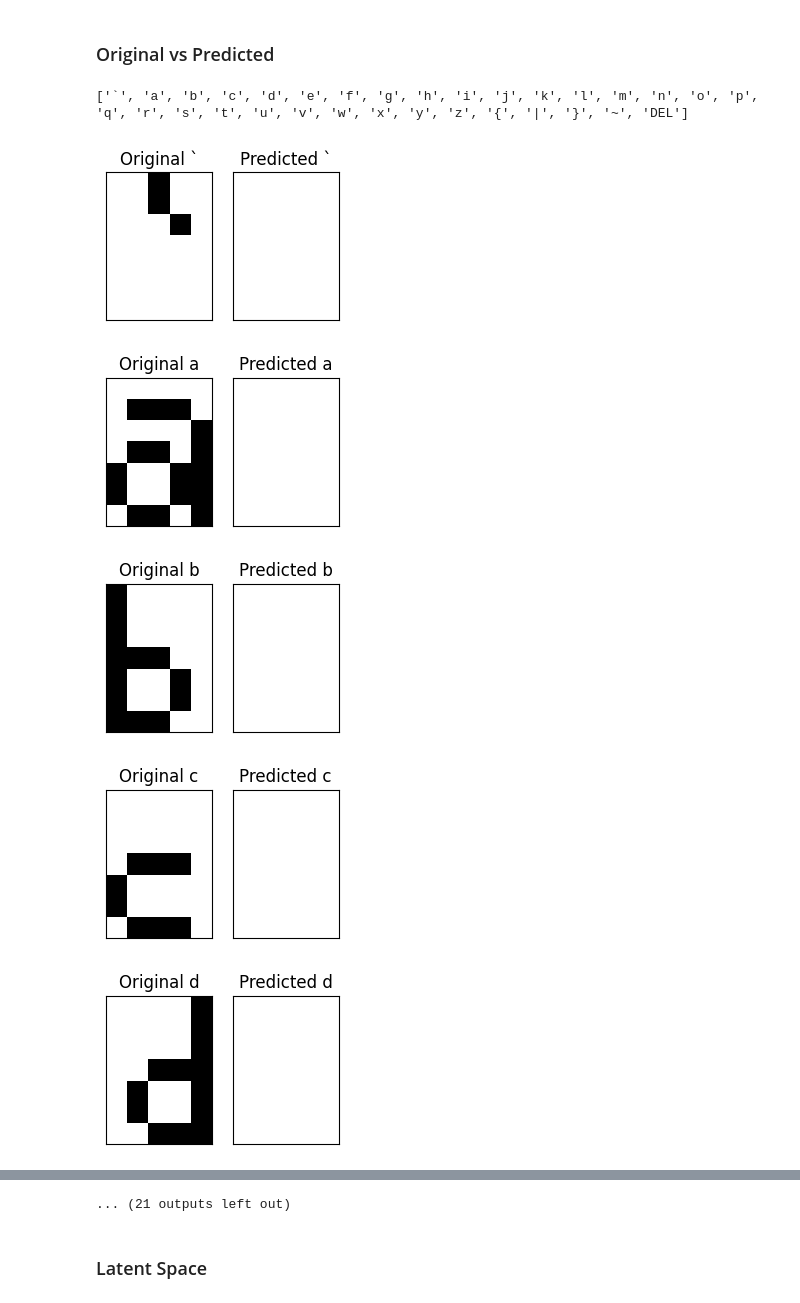
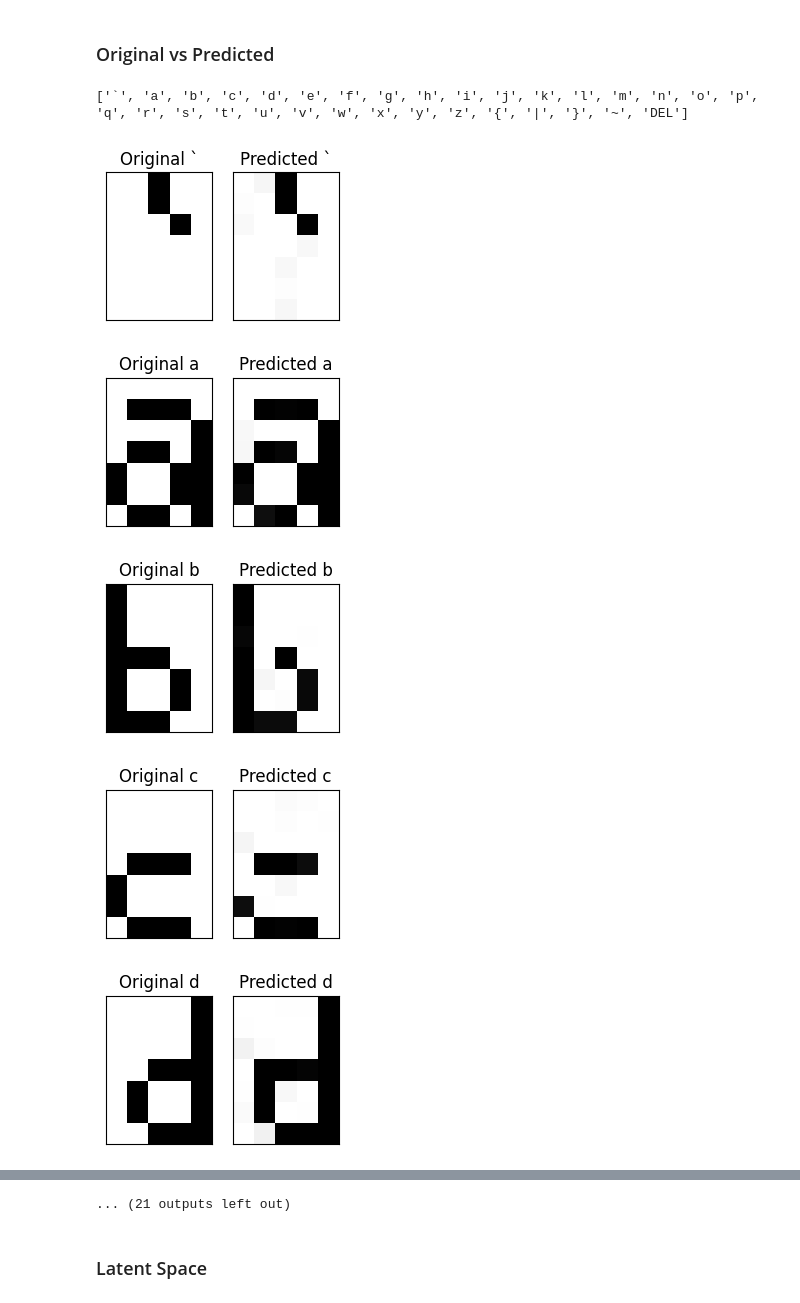
Before and after one commit to Ian-Arnott/TPs-SIA, a Jupyter notebook: Tp5/ej1_a.ipynb, the cells around one changed output, grey strips where cells are left out. Cells and saved outputs as stored; diff of their text form; code cells hidden in the pictures.

Commit message:
Ej1 plots with 10000 epochs

```diff
--- a/Tp5/ej1_a.ipynb
+++ b/Tp5/ej1_a.ipynb
@@ -70,41 +70,72 @@ mse_list.append(error)
 # plt.show()
 # %% [markdown]
 ### Original vs Predicted
+# %%
+def plot_bitmap_matrix(original, predicted, character):
+    # Crear un heatmap con imshow de matplotlib
+    fig, axs = plt.subplots(1, 2, figsize=(3, 2)) # 1 fila, 2 columnas
+
+    # Caso borde
+    # if(character == "DEL"):
+    #     colors1 = ['black']
+    #     custom_cmap1 = plt.matplotlib.colors.ListedColormap(colors1)
+    #     colors2 = ['gray', 'black']
+    #     custom_cmap2 = plt.matplotlib.colors.ListedColormap(colors2)
+
+    #     axs[0].imshow(original, cmap=custom_cmap1, interpolation='none')
+    #     axs[1].imshow(predicted, cmap=custom_cmap2, interpolation='none')
+    # else:
+    #     axs[0].imshow(original, cmap='binary', interpolation='none')
+    #     axs[1].imshow(predicted, cmap='binary', interpolation='none')
+
+    # Crear heatmaps para cada par de matrices
+    axs[0].imshow(original, cmap='binary', interpolation='none', vmin=0, vmax=1)
+    axs[1].imshow(predicted, cmap='binary', interpolation='none', vmin=0, vmax=1)
+
+    axs[0].set_title('Original ' + character)
+    axs[0].set_xticks([])
+    axs[0].set_yticks([])
+
+    axs[1].set_title('Predicted ' + character)
+    axs[1].set_xticks([])
+    axs[1].set_yticks([])
+
+    plt.show()
 # %%
 characters = list(bitmapDict.keys())
 print(characters)
 
 latent_spaces = []
 for c in range(len(characters)):
     input_bitmap = []
     output_bitmap = []
 
     # X es una lista de listas de -listas con un solo elemento-
     for i in range(len(X[c])):
         input_bitmap.append(X[c][i][0])
     input_bitmap_matrix = bitmap_as_matrix(input_bitmap)
 
     # El espacio latente es la salida de la "capa 6"
     outputs, raw_latent_space = predict_with_layer_value(autoencoder, X[c], 6)
     latent_spaces.append((raw_latent_space[0][0], raw_latent_space[1][0]))
 
     for output in outputs:
         # Para tanh, deberia ser "1 if num[0] > 0 else 0"?
-        output_bitmap.append(round(output[0]))
+        output_bitmap.append(output[0])
 
     output_bitmap_matrix = bitmap_as_matrix(output_bitmap)
 
     # Marcamos en gris los pixeles que cambiaron
-    for i in range(len(output_bitmap_matrix)):
-        for j in range(len(output_bitmap_matrix[i])):
-            if output_bitmap_matrix[i][j] != input_bitmap_matrix[i][j]:
-                output_bitmap_matrix[i][j] = 0.3
+    # for i in range(len(output_bitmap_matrix)):
+    #     for j in range(len(output_bitmap_matrix[i])):
+    #         if output_bitmap_matrix[i][j] != input_bitmap_matrix[i][j]:
+    #             output_bitmap_matrix[i][j] = 0.3
 
     plot_bitmap_matrix(input_bitmap_matrix, output_bitmap_matrix, characters[c])
 # %% [output]
 ['`', 'a', 'b', 'c', 'd', 'e', 'f', 'g', 'h', 'i', 'j', 'k', 'l', 'm', 'n', 'o', 'p', 'q', 'r', 's', 't', 'u', 'v', 'w', 'x', 'y', 'z', '{', '|', '}', '~', 'DEL']
-[figure, old version]
+[figure, new version]
-[figure, old version]
+[figure, new version]
-[figure, old version]
+[figure, new version]
-[figure, old version]
+[figure, new version]
-[figure, old version]
+[figure, new version]
```
Also changed, not shown: parts of 5 cells of this notebook.
